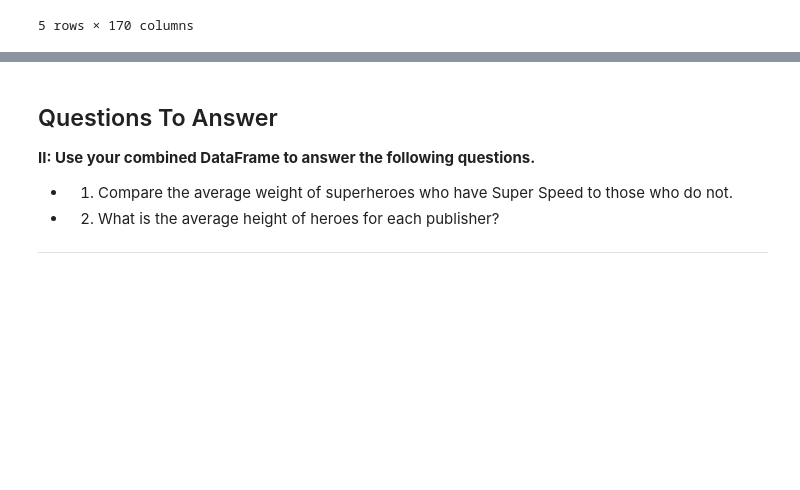
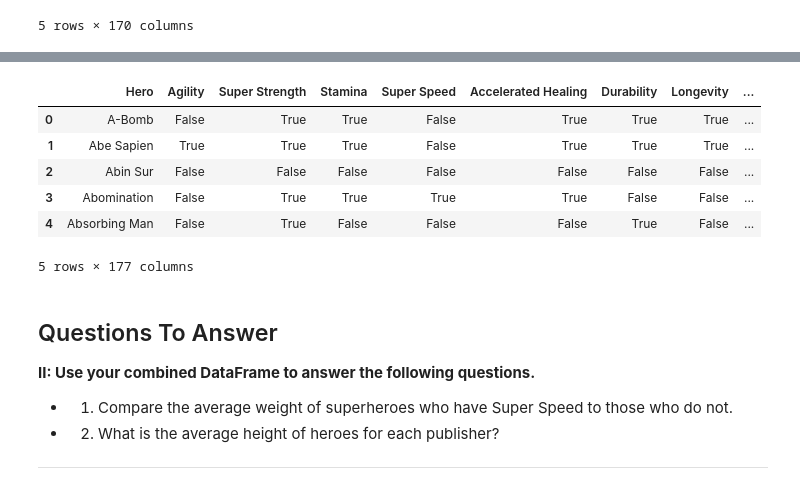
Before and after one commit to norgel/Superheroes, a Jupyter notebook: Superheroes.ipynb, the cells around one changed output, grey strips where cells are left out. Saved outputs shown, nothing was run; the diff lists cells and outputs as text; code cells hidden in the pictures; blank space fills up the shorter version.

```diff
--- a/Superheroes.ipynb
+++ b/Superheroes.ipynb
@@ -349,3 +357,15 @@ df.head()
+# %%
+# Combine Dataframes
+df_hero = pd.merge(hero_powers, hero_info, on='Hero')
+df_hero.head()
+# %% [output]
+|  | Hero | Agility | Super Strength | Stamina | Super Speed | Accelerated Healing | Durability | Longevity | ... |
+| 0 | A-Bomb | False | True | True | False | True | True | True | ... |
+| 1 | Abe Sapien | True | True | True | False | True | True | True | ... |
+| 2 | Abin Sur | False | False | False | False | False | False | False | ... |
+| 3 | Abomination | False | True | True | True | True | False | False | ... |
+| 4 | Absorbing Man | False | True | False | False | False | True | False | ... |
+5 rows × 177 columns
 # %% [markdown]
 ## Questions To Answer
 
```
Also changed, not shown: parts of 7 cells of this notebook.
